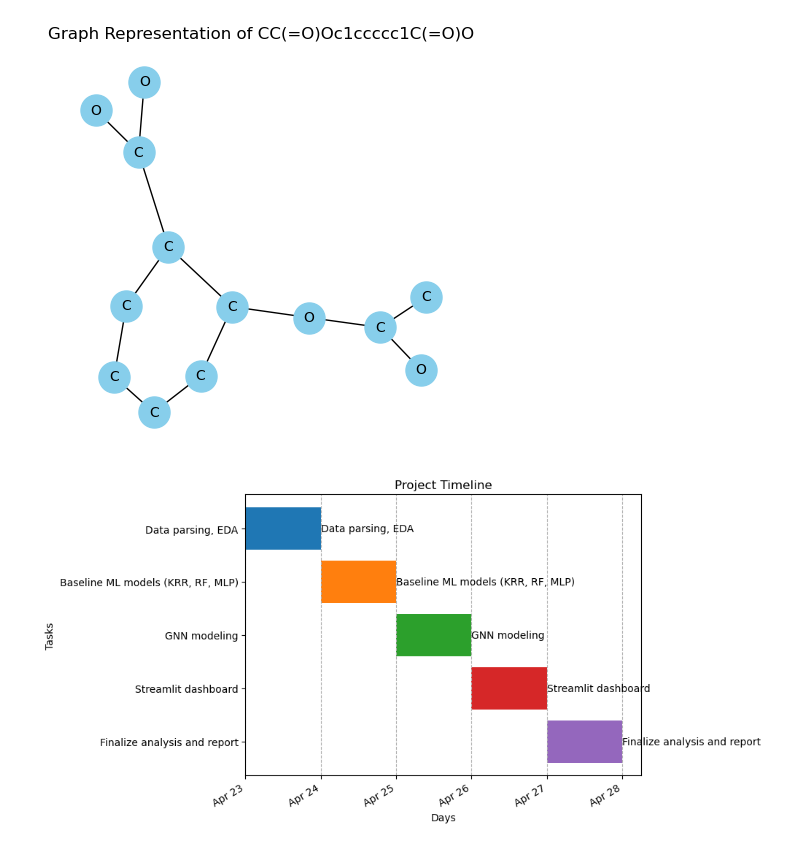
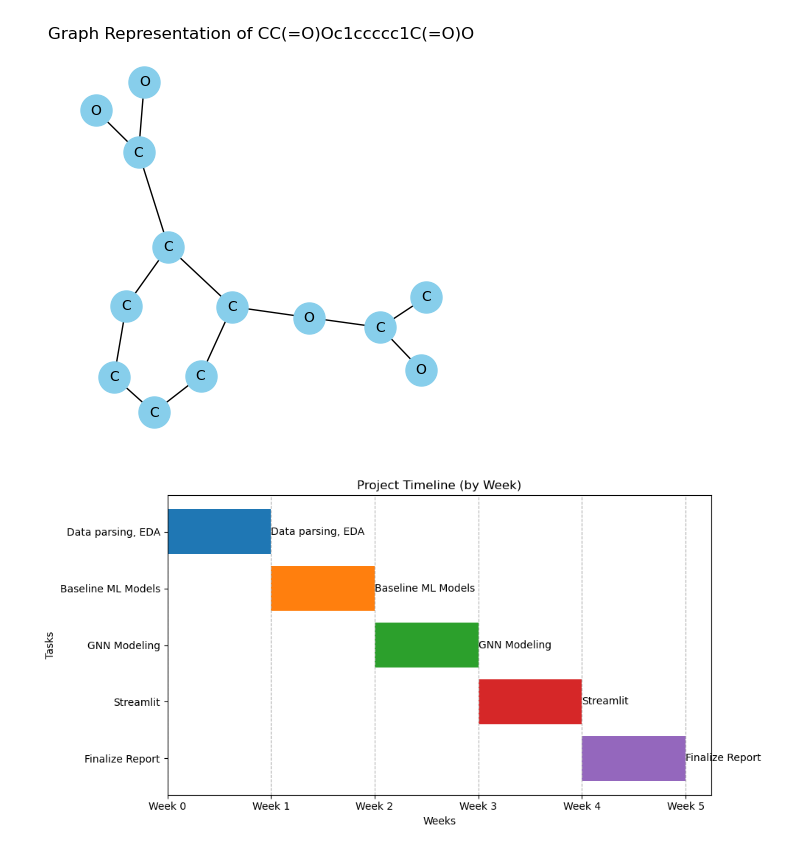
Before and after one commit to MooseML/homo-lumo-gap-models, a Jupyter notebook: reports/visuals/visuals.ipynb, the cells around one changed output. Saved outputs shown, nothing was run; the diff lists cells and outputs as text; code cells hidden in the pictures.

```diff
--- a/reports/visuals/visuals.ipynb
+++ b/reports/visuals/visuals.ipynb
@@ -235,54 +167,49 @@ plt.show()
 # %%
 import matplotlib.pyplot as plt
 import matplotlib.dates as mdates
-from datetime import datetime
+from datetime import datetime, timedelta
 
-# Task data
 tasks = [
-    {"task": "Data parsing, EDA", "start_day": 1, "duration": 1},
-    {"task": "Baseline ML models (KRR, RF, MLP)", "start_day": 2, "duration": 1},
-    {"task": "GNN modeling", "start_day": 3, "duration": 1},
-    {"task": "Streamlit dashboard", "start_day": 4, "duration": 1},
-    {"task": "Finalize analysis and report", "start_day": 5, "duration": 1},
+    {"task": "Data parsing, EDA", "start_week": 0, "duration_weeks": 1},
+    {"task": "Baseline ML Models", "start_week": 1, "duration_weeks": 1},
+    {"task": "GNN Modeling", "start_week": 2, "duration_weeks": 1},
+    {"task": "Streamlit", "start_week": 3, "duration_weeks": 1},
+    {"task": "Finalize Report", "start_week": 4, "duration_weeks": 1},
 ]
 
-# Convert day numbers to dates (assuming start from a reference date)
-start_date = datetime(2025, 4, 23)  # You can adjust the starting date
-dates = [start_date.replace(day=start_date.day + task['start_day'] - 1) for task in tasks]
-end_dates = [date.replace(day=date.day + task['duration']) for date, task in zip(dates, tasks)]
+start_date = datetime(2025, 4, 21)  # Monday, April 21st, 2025
 
-# Create the Gantt chart
+dates = [start_date + timedelta(weeks=task['start_week']) for task in tasks]
+end_dates = [date + timedelta(weeks=task['duration_weeks']) for date, task in zip(dates, tasks)]
+
+# Gantt chart
 fig, ax = plt.subplots(figsize=(10, 5))
 
-# Define colors for the bars
 colors = ['#1f77b4', '#ff7f0e', '#2ca02c', '#d62728', '#9467bd']
 
 for i, task in enumerate(tasks):
     ax.barh(i, (end_dates[i] - dates[i]).days, left=dates[i], height=0.8, color=colors[i])
     ax.text(end_dates[i], i, task['task'], ha='left', va='center')
 
-# Set y-axis labels
 ax.set_yticks(range(len(tasks)))
 ax.set_yticklabels([task['task'] for task in tasks])
 
-# Format x-axis as dates
-ax.xaxis_date()
-date_format = mdates.DateFormatter('%b %d')
-ax.xaxis.set_major_formatter(date_format)
-plt.gcf().autofmt_xdate()
+# x-axis to show weeks
+week_starts = [start_date + timedelta(weeks=i) for i in range(6)]
+ax.set_xticks(week_starts)
+ax.set_xticklabels([f'Week {i}' for i in range(6)])
 
 # Set labels and title
-ax.set_xlabel("Days")
+ax.set_xlabel("Weeks")
 ax.set_ylabel("Tasks")
-ax.set_title("Project Timeline")
+ax.set_title("Project Timeline (by Week)")
 
-# Improve layout
-ax.invert_yaxis()  # To have the first task at the top
+ax.invert_yaxis()
 ax.grid(True, axis='x', linestyle='--')
 plt.tight_layout()
 plt.show()
 # %% [output]
-[figure, old version]
+[figure, new version]
 # %%
 import matplotlib.pyplot as plt
 import numpy as np
```
Also changed, not shown: parts of 10 cells of this notebook.
